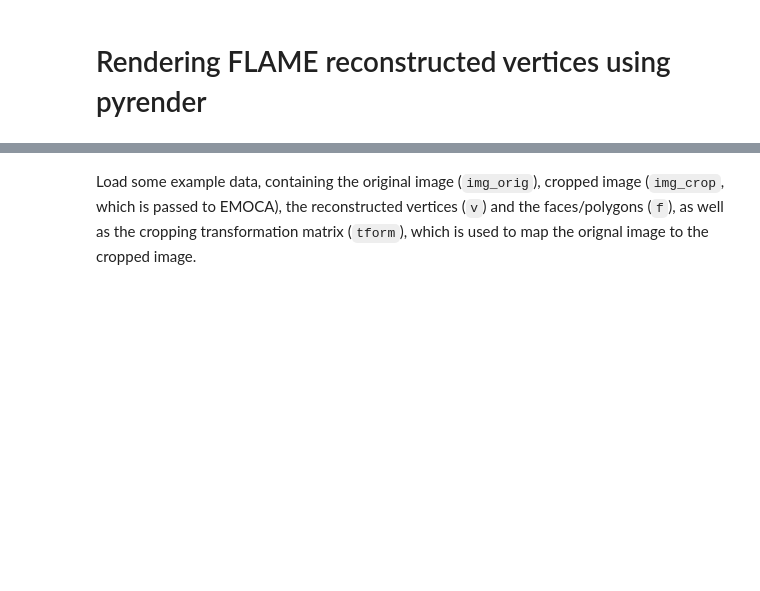
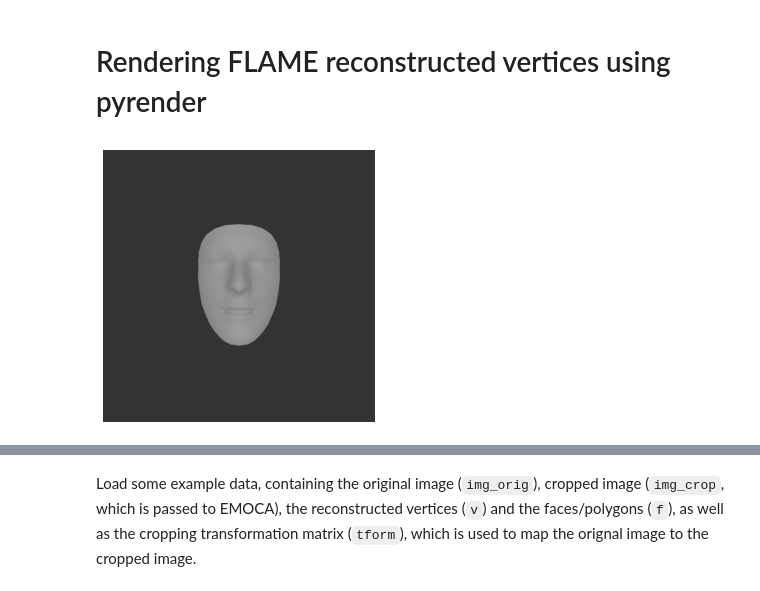
Before and after one commit to SchynsLab/medusa, a Jupyter notebook: sandbox/pyrender.ipynb, the cells around one changed output, grey strips where cells are left out. Saved outputs shown, nothing was run; the diff lists cells and outputs as text; code cells hidden in the pictures; blank space fills up the shorter version.

```diff
--- a/sandbox/pyrender.ipynb
+++ b/sandbox/pyrender.ipynb
@@ -11,0 +12,35 @@ from pyrender import SpotLight, OrthographicCamera, Node
+# %%
+obj = trimesh.exchange.obj.load_obj(open('../ext_data/Mediapipe/canonical_face_object.obj'))
+obj['vertices'] = obj['vertices'] - obj['vertices'].mean(axis=0)
+# %%
+# Create pyrender-compatible mesh
+mesh = trimesh.Trimesh(obj['vertices'], obj['faces'], visual=obj['visual'])
+mesh_pr = Mesh.from_trimesh(mesh)
+
+# Create scene and add head
+scene = Scene(bg_color=[0, 0, 0])
+head = Node(mesh=mesh_pr)
+scene.add_node(head)
+
+# Create orthographic camera (because DECA/EMOCA assumes this;
+# not sure what to do with `xmag` and `ymag`)
+camera = PerspectiveCamera(yfov=np.pi / 2, aspectRatio=1)
+scene.add_node(Node(camera=camera, translation=(0, 0, 20)))
+
+# Create spotlight, directly in front of head (so need to translate)
+# Also zoom out in z-direction
+light = DirectionalLight(intensity=5)#SpotLight(intensity=50)
+scene.add_node(Node(light=light, translation=(0, 0, 10)))
+
+# Create renderer with viewport of the same size as original image
+r = OffscreenRenderer(viewport_width=512, viewport_height=512)
+color, depth = r.render(scene)
+r.delete()
+
+# Plot original (cropped) image and reconstructed head
+plt.figure(figsize=(5,5))
+plt.imshow(color, alpha=0.8)
+plt.axis('off')
+plt.show()
+# %% [output]
+[figure, added]
```
Also changed, not shown: parts of 2 cells of this notebook, 8 other files.
